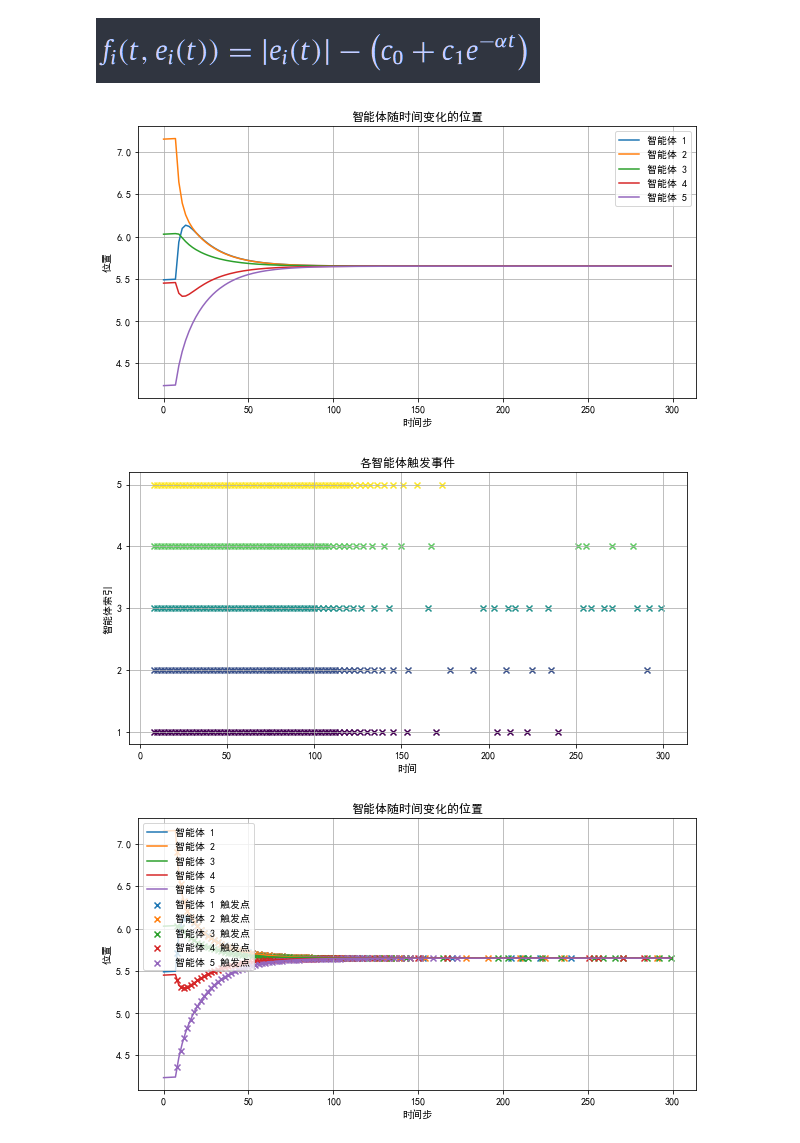
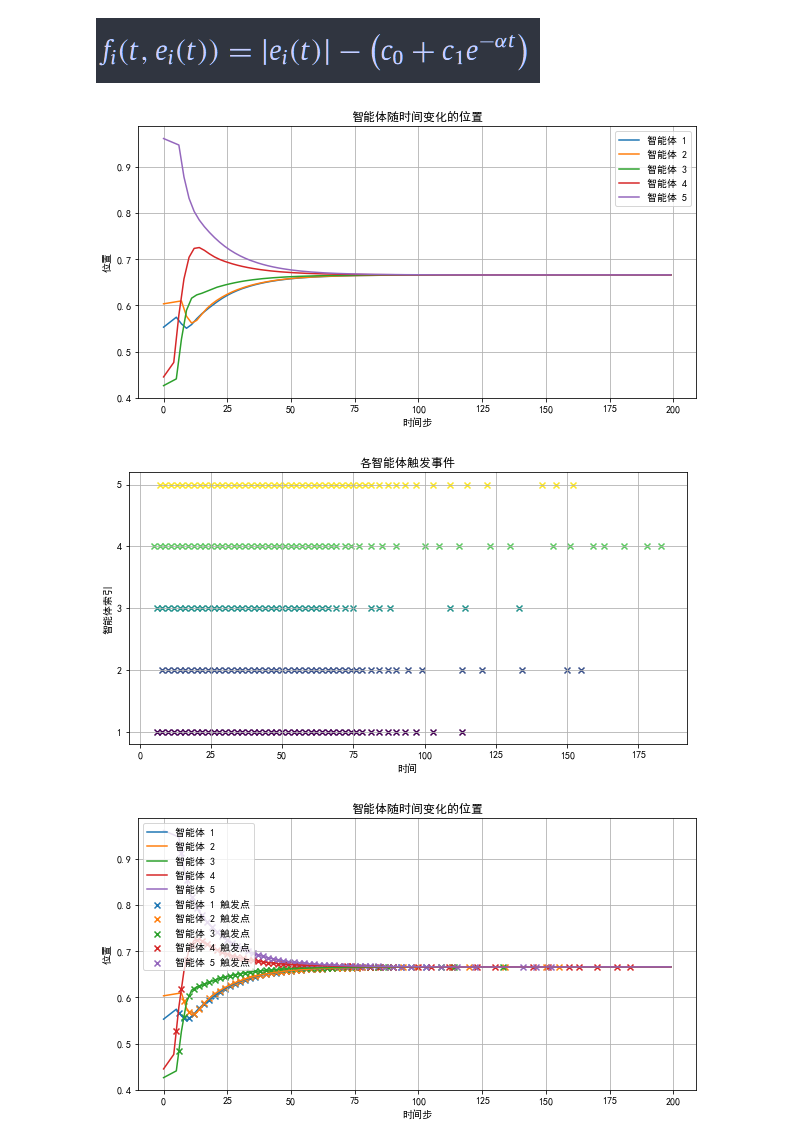
Before and after one commit to yjchenCN/Multi-agent-consensus-algorithm, a Jupyter notebook: Event-based broadcasting for multi-agent average consensus.ipynb, the cells around one changed output. Cells and saved outputs as stored; diff of their text form; code cells hidden in the pictures.

```diff
--- a/Event-based broadcasting for multi-agent average consensus.ipynb
+++ b/Event-based broadcasting for multi-agent average consensus.ipynb
@@ -11,14 +11,10 @@ class Agent:
         self.neighbors = []
         self.last_broadcast_position = self.position  #存储了该智能体最近一次广播的位置
         self.trigger_points = []
-        self.trigger_points2 = []  # 用于记录事件触发时的位置
-        self.delta_positions = []
-        self.communication_times = []  # 记录每次通信的时间
-        self.z = 0.01
+        self.u = np.random.uniform(-1, 1) * dt
         self.c_0 = 0.0001
         self.c_1 = 0.2499
         self.alpha = 0.4669
-
 
     def add_neighbor(self, neighbor):
         if neighbor not in self.neighbors:
@@ -28,39 +24,28 @@ class Agent:
     def is_neighbor(self, agent):
         return agent in self.neighbors
 
-    def get_position(self):
-        return self.position
-
     def update_position(self, t, dt):
         e_i = self.last_broadcast_position - self.position
-        z_bar_squared = - sum(self.is_neighbor(neighbor) * (self.position - neighbor.get_position()) for neighbor in self.neighbors)
         trigger_condition = np.abs(e_i) - (self.c_0 + self.c_1 * np.exp(- self.alpha * t))
 
-        # 如果事件触发函数大于等于0，则更新位置并广播新位置
+        # 如果事件触发函数大于等于0，则更新位置
         if trigger_condition >= 0:
-            self.position += z_bar_squared * dt
+            u_i = - sum(self.is_neighbor(neighbor) * (self.last_broadcast_position - neighbor.last_broadcast_position) for neighbor in self.neighbors)
+            self.position += u_i * dt
             self.last_broadcast_position = self.position
-            self.z = z_bar_squared
+            self.u = u_i
             #记录触发的相关信息
-            self.delta_positions.append(self.last_broadcast_position - self.position)
-            self.trigger_points2.append(t * dt)
             self.trigger_points.append((t, self.position))
-            self.communication_times.append(t * dt)
-            #print("1")
         else:
-            self.position += self.z * dt
-            #print("nnnnnnnnnnnnnnnnnnnnnnnnnnnnnn")
-        '''print(self.z)
-        print(z_bar_squared)
-        print()'''
+            self.position += self.u * dt
 
 
 # 初始化参数和智能体
 num_agents = 5
-num_iterations = 300
+num_iterations = 200
 dt = 0.1
 np.random.seed(0)
-agents = [Agent(np.random.rand() * 10, i) for i in range(num_agents)]
+agents = [Agent(np.random.rand(), i) for i in range(num_agents)]
 
 # 定义邻居关系
 agents[0].add_neighbor(agents[1])
@@ -81,7 +66,6 @@ eigenvalues = np.linalg.eigvalsh(L)
 spectral_norm = np.max(np.abs(eigenvalues))
 # 第二小的特征值，也被称为网络的代数连通性
 second_smallest_eigenvalue = np.partition(eigenvalues, 1)[1]
-
 
 
 # 运行模拟
@@ -117,33 +101,33 @@ trigger_events.sort()
 for t, i, color in trigger_events:
     plt.scatter(t, i, marker='x', color=color)  # 使用相应颜色绘制触发事件
 plt.xlabel('时间')
 plt.ylabel('智能体索引')
 plt.title('各智能体触发事件')
 plt.yticks(range(1, num_agents + 1))  # 设置y轴刻度以匹配智能体的索引
 plt.grid(True)
 plt.show()
 
 
 plt.figure(figsize=(10, 5))
 for i, agent in enumerate(agents):
     plt.plot(positions[:, i], label=f'智能体 {i+1}')
     # 绘制事件触发点
     if agent.trigger_points:
         trigger_times, trigger_positions = zip(*agent.trigger_points)
         plt.scatter(trigger_times, trigger_positions, marker='x', label=f'智能体 {i + 1} 触发点')
 plt.xlabel('时间步')
 plt.ylabel('位置')
 plt.title('智能体随时间变化的位置')
 plt.legend()
 plt.grid(True)
 
 
 # 解决中文显示问题
 plt.rcParams['font.sans-serif'] = ['SimHei']  # 指定默认字体为黑体
 plt.rcParams['axes.unicode_minus'] = False  # 解决保存图像时负号 '-' 显示为方块的问题
 
 plt.show()
 # %% [output]
-[figure, old version]
+[figure, new version]
-[figure, old version]
+[figure, new version]
-[figure, old version]
+[figure, new version]
```
Also changed, not shown: parts of 2 cells of this notebook.
